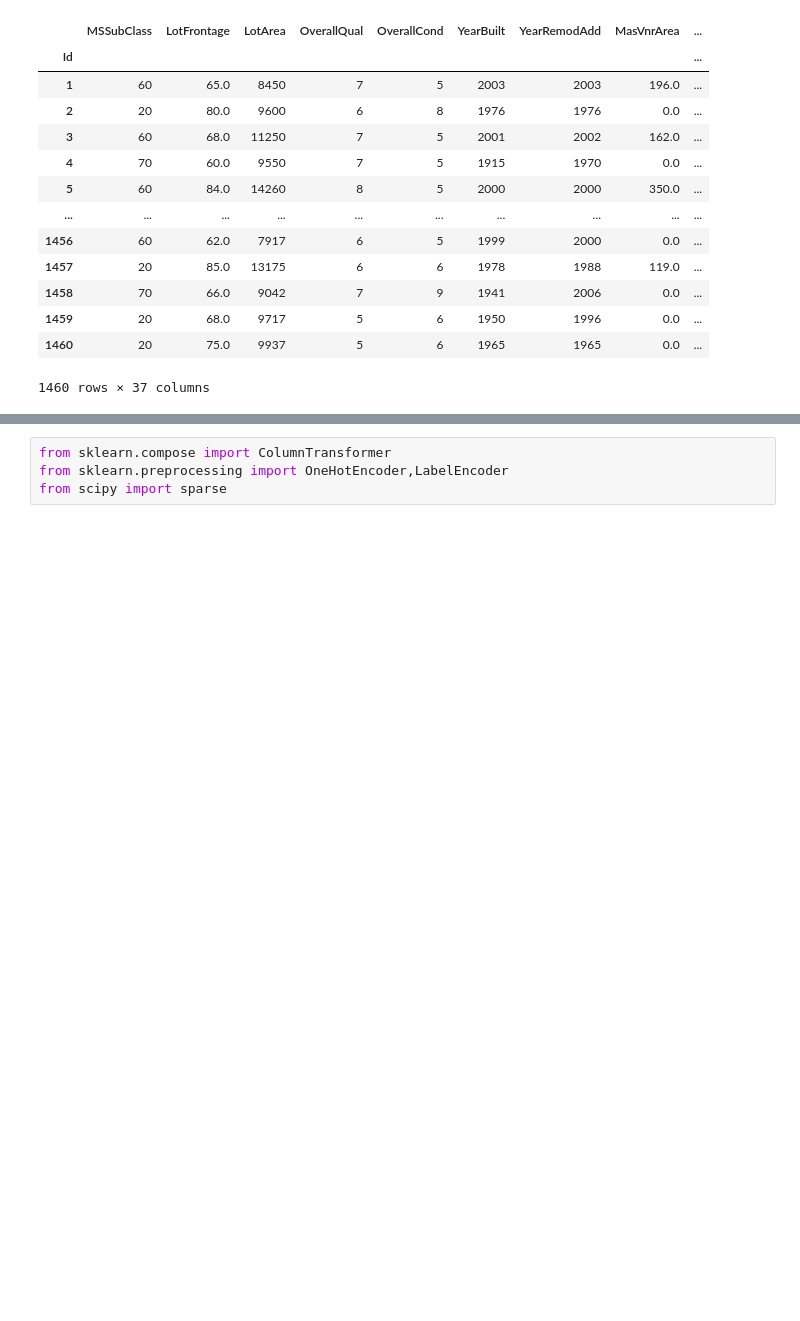
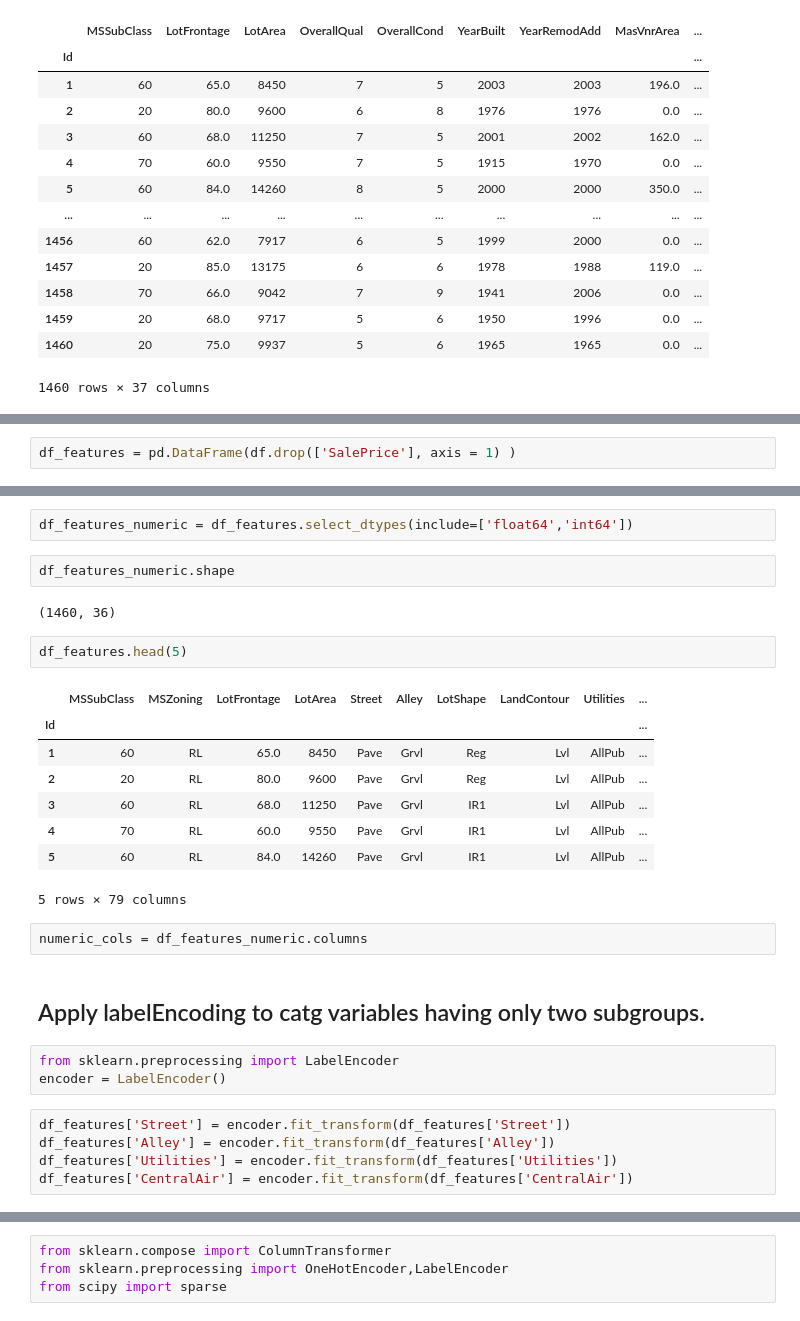
Before and after one commit to dipanwitaS/Practice_PythonNotebooks, a Jupyter notebook: LMS Multicollinerity PCA HousePrice data.ipynb, the cells around one changed output, grey strips where cells are left out. Drawn from its saved outputs; the diff is of its cells as text; blank space fills up the shorter version.

Commit message:
Using PCA and ColumnTransformer from sklearn

```diff
--- a/LMS Multicollinerity PCA HousePrice data.ipynb
+++ b/LMS Multicollinerity PCA HousePrice data.ipynb
@@ -448,0 +275,2 @@ Name: SaleCondition, dtype: int64
+# %%
+df_features = pd.DataFrame(df.drop(['SalePrice'], axis = 1) )
@@ -448,0 +301,29 @@ Name: SaleCondition, dtype: int64
+# %%
+df_features_numeric = df_features.select_dtypes(include=['float64','int64'])
+# %%
+df_features_numeric.shape
+# %% [output]
+(1460, 36)
+# %%
+df_features.head(5)
+# %% [output]
+|  | MSSubClass | MSZoning | LotFrontage | LotArea | Street | Alley | LotShape | LandContour | Utilities | ... |
+| Id |  |  |  |  |  |  |  |  |  | ... |
+| 1 | 60 | RL | 65.0 | 8450 | Pave | Grvl | Reg | Lvl | AllPub | ... |
+| 2 | 20 | RL | 80.0 | 9600 | Pave | Grvl | Reg | Lvl | AllPub | ... |
+| 3 | 60 | RL | 68.0 | 11250 | Pave | Grvl | IR1 | Lvl | AllPub | ... |
+| 4 | 70 | RL | 60.0 | 9550 | Pave | Grvl | IR1 | Lvl | AllPub | ... |
+| 5 | 60 | RL | 84.0 | 14260 | Pave | Grvl | IR1 | Lvl | AllPub | ... |
+5 rows × 79 columns
+# %%
+numeric_cols = df_features_numeric.columns
+# %% [markdown]
+## Apply labelEncoding to catg variables having only two subgroups.
+# %%
+from sklearn.preprocessing import LabelEncoder
+encoder = LabelEncoder()
+# %%
+df_features['Street'] = encoder.fit_transform(df_features['Street'])
+df_features['Alley'] = encoder.fit_transform(df_features['Alley'])
+df_features['Utilities'] = encoder.fit_transform(df_features['Utilities'])
+df_features['CentralAir'] = encoder.fit_transform(df_features['CentralAir'])
```
Also changed, not shown: parts of 61 cells of this notebook.
